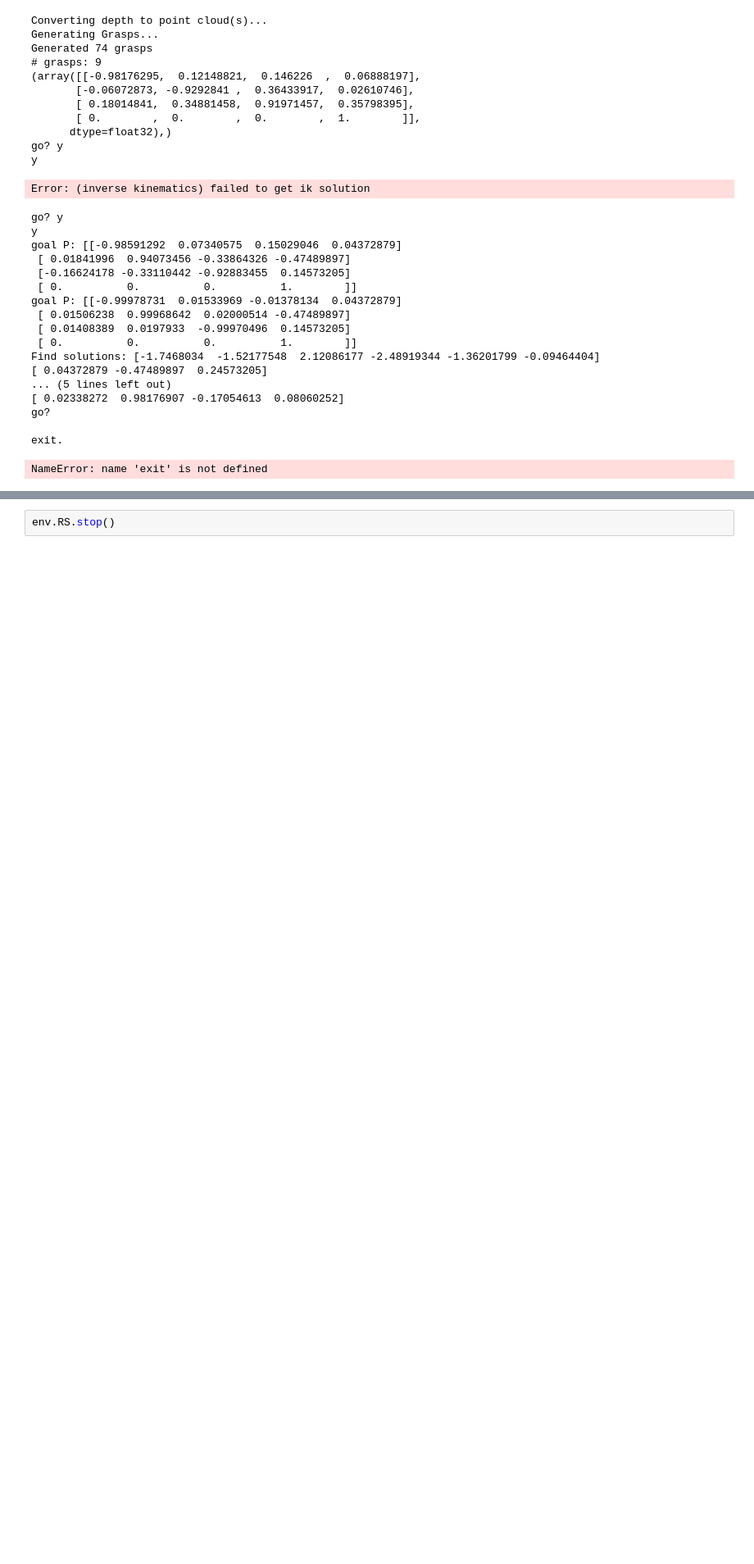
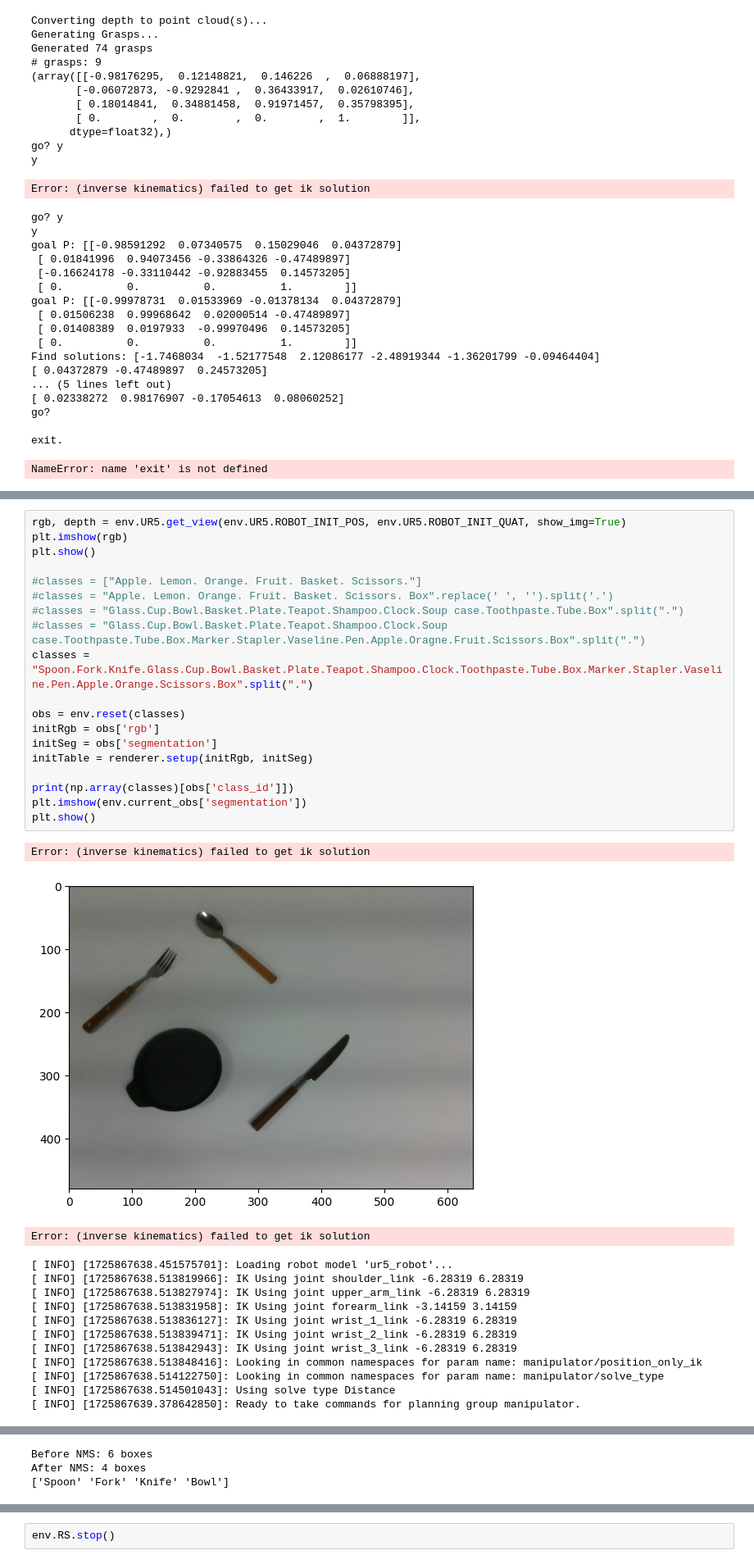
Before and after one commit to hogunkee/TSMCTS, a Jupyter notebook: realrobot/Test.ipynb, the cells around one changed output, grey strips where cells are left out. Shown at 82% size. Drawn from its saved outputs; the diff is of its cells as text; blank space fills up the shorter version.

```diff
--- a/realrobot/Test.ipynb
+++ b/realrobot/Test.ipynb
@@ -301,0 +301,34 @@ Add bias: [0, 0, 0]
+# %%
+rgb, depth = env.UR5.get_view(env.UR5.ROBOT_INIT_POS, env.UR5.ROBOT_INIT_QUAT, show_img=True)
+plt.imshow(rgb)
+plt.show()
+
+#classes = ["Apple. Lemon. Orange. Fruit. Basket. Scissors."]
+#classes = "Apple. Lemon. Orange. Fruit. Basket. Scissors. Box".replace(' ', '').split('.')
+#classes = "Glass.Cup.Bowl.Basket.Plate.Teapot.Shampoo.Clock.Soup case.Toothpaste.Tube.Box".split(".")
+#classes = "Glass.Cup.Bowl.Basket.Plate.Teapot.Shampoo.Clock.Soup case.Toothpaste.Tube.Box.Marker.Stapler.Vaseline.Pen.Apple.Oragne.Fruit.Scissors.Box".split(".")
+classes = "Spoon.Fork.Knife.Glass.Cup.Bowl.Basket.Plate.Teapot.Shampoo.Clock.Toothpaste.Tube.Box.Marker.Stapler.Vaseline.Pen.Apple.Orange.Scissors.Box".split(".")
+
+obs = env.reset(classes)
+initRgb = obs['rgb']
+initSeg = obs['segmentation']
+initTable = renderer.setup(initRgb, initSeg)
+
+print(np.array(classes)[obs['class_id']])
+plt.imshow(env.current_obs['segmentation'])
+plt.show()
+# %% [output]
+Error: (inverse kinematics) failed to get ik solution
+[figure, added]
+Error: (inverse kinematics) failed to get ik solution
+[ INFO] [1725867638.451575701]: Loading robot model 'ur5_robot'...
+[ INFO] [1725867638.513819966]: IK Using joint shoulder_link -6.28319 6.28319
+[ INFO] [1725867638.513827974]: IK Using joint upper_arm_link -6.28319 6.28319
+[ INFO] [1725867638.513831958]: IK Using joint forearm_link -3.14159 3.14159
+[ INFO] [1725867638.513836127]: IK Using joint wrist_1_link -6.28319 6.28319
+[ INFO] [1725867638.513839471]: IK Using joint wrist_2_link -6.28319 6.28319
+[ INFO] [1725867638.513842943]: IK Using joint wrist_3_link -6.28319 6.28319
+[ INFO] [1725867638.513848416]: Looking in common namespaces for param name: manipulator/position_only_ik
+[ INFO] [1725867638.514122750]: Looking in common namespaces for param name: manipulator/solve_type
+[ INFO] [1725867638.514501043]: Using solve type Distance
+[ INFO] [1725867639.378642850]: Ready to take commands for planning group manipulator.
@@ -301,0 +338,3 @@ Add bias: [0, 0, 0]
+Before NMS: 6 boxes
+After NMS: 4 boxes
+['Spoon' 'Fork' 'Knife' 'Bowl']
```
Also changed, not shown: parts of 28 cells of this notebook, 9 other files.
